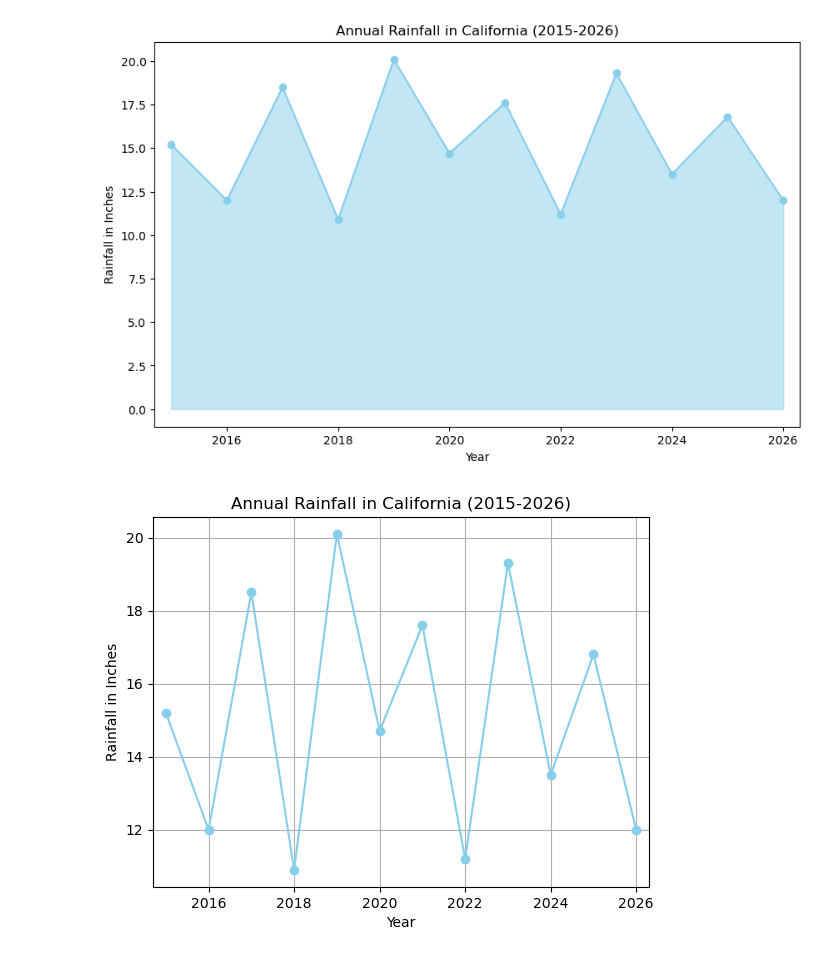
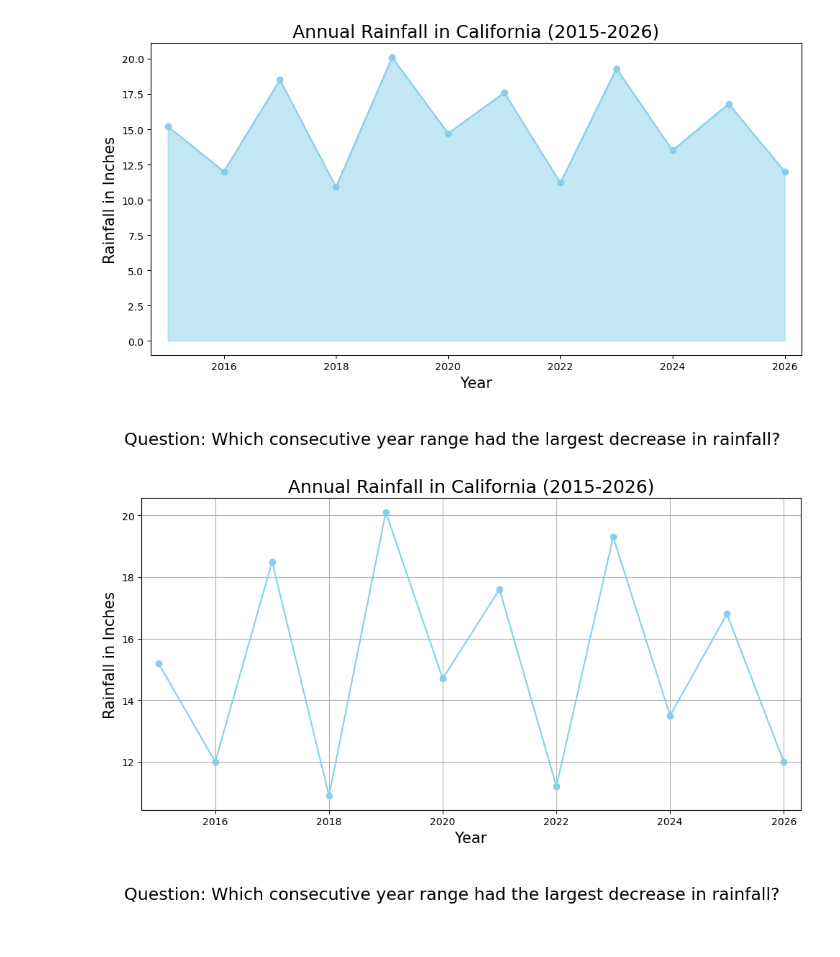
Before and after one commit to Youcheng9/Data-Visualization-Project-1, a Jupyter notebook: data4.ipynb, the cells around one changed output. Cells and saved outputs as stored; diff of their text form; code cells hidden in the pictures.

```diff
--- a/data4.ipynb
+++ b/data4.ipynb
@@ -4,24 +4,40 @@ import matplotlib.pyplot as plt
 years = [2015, 2016, 2017, 2018, 2019, 2020, 2021, 2022, 2023, 2024, 2025, 2026]
 rainfall = [15.2, 12.0, 18.5, 10.9, 20.1, 14.7, 17.6, 11.2, 19.3, 13.5, 16.8, 12.0]
 
-plt.figure(figsize=(10, 6))
+fig = plt.figure(figsize=(10, 6))
+fig.text(
+    0.5, 0.000001,
+    "Question: Which consecutive year range had the largest decrease in rainfall?",
+    ha='center',
+    fontsize=17
+)
 plt.fill_between(years, rainfall, color='skyblue', alpha=0.5)
 plt.plot(years, rainfall, color='skyblue', marker='o')
-plt.xlabel('Year')
-plt.ylabel('Rainfall in Inches')
-plt.title('Annual Rainfall in California (2015-2026)')
+plt.xlabel('Year', fontsize=15)
+plt.ylabel('Rainfall in Inches', fontsize=15)
+plt.title('Annual Rainfall in California (2015-2026)', fontsize=18)
 plt.xlim(2014.7, 2026.3)
+plt.tight_layout(rect=[0, 0.1, 1, 1])
 plt.show()
 # %% [output]
-[figure, old version]
+[figure, new version]
 # %%
 # ~~~~~~ Line chart for California rainfall ~~~~~~
+fig = plt.figure(figsize=(10, 6))
+fig.text(
+    0.5, 0.000001,
+    "Question: Which consecutive year range had the largest decrease in rainfall?",
+    ha='center',
+    fontsize=17
+)
+
 plt.plot(years, rainfall, marker='o', color='skyblue')
-plt.xlabel('Year')
-plt.ylabel('Rainfall in Inches')
-plt.title('Annual Rainfall in California (2015-2026)')
+plt.xlabel('Year', fontsize=15)
+plt.ylabel('Rainfall in Inches', fontsize=15)
+plt.title('Annual Rainfall in California (2015-2026)', fontsize=18)
 plt.xlim(2014.7, 2026.3)
 plt.grid()
+plt.tight_layout(rect=[0, 0.1, 1, 1])
 plt.show()
 # %% [output]
-[figure, old version]
+[figure, new version]
```
Also changed, not shown: 6 other files.
